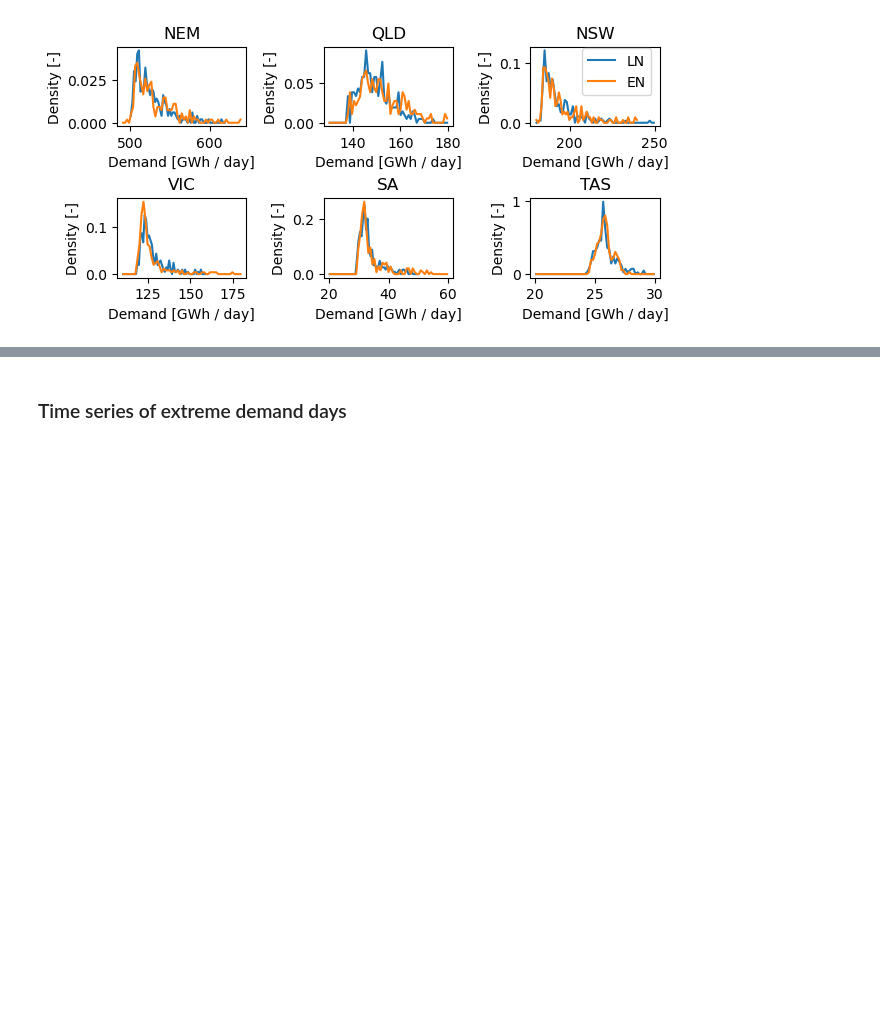
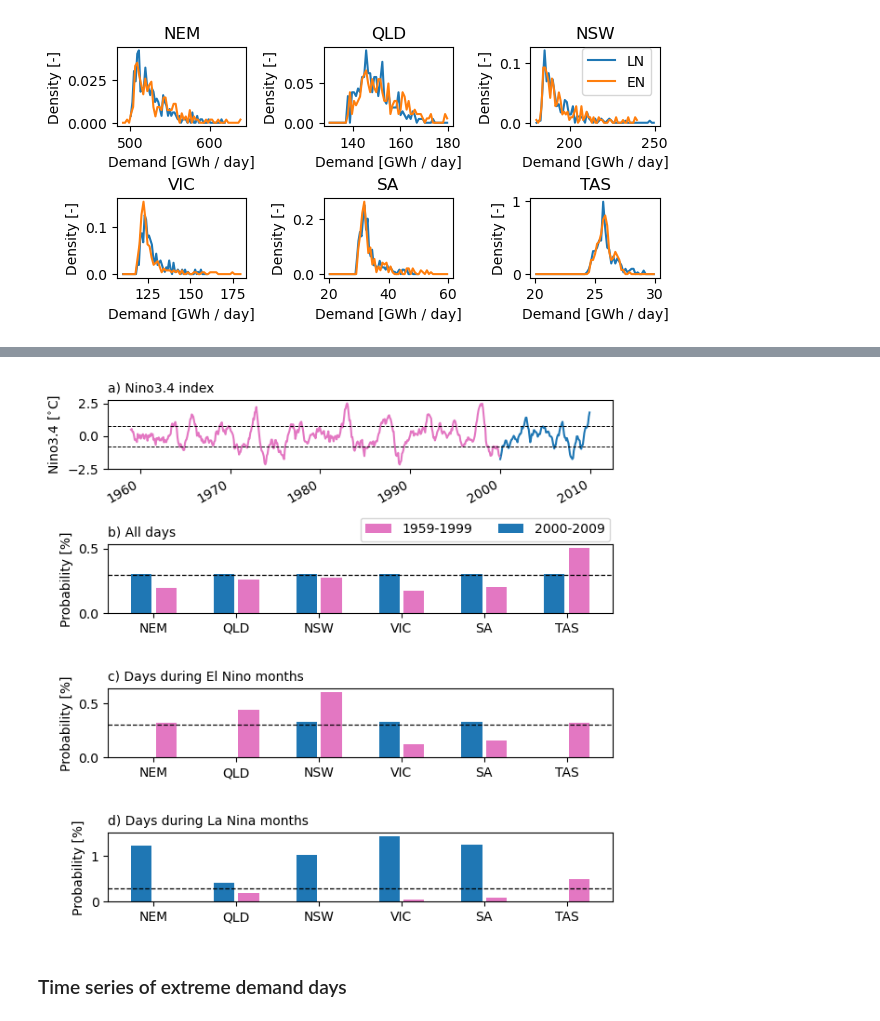
Before and after one commit to dougrichardson/demand_model, a Jupyter notebook: 17_analyse_detrended_NEM_ERA5.ipynb, the cells around one changed output, grey strips where cells are left out. Saved outputs shown, nothing was run; the diff lists cells and outputs as text; code cells hidden in the pictures; blank space fills up the shorter version.

Commit message:
ENSO statistics

```diff
--- a/17_analyse_detrended_NEM_ERA5.ipynb
+++ b/17_analyse_detrended_NEM_ERA5.ipynb
@@ -573,0 +604,2 @@ Coordinates:
+# %%
+p_long = prob(long, q)
@@ -574,3 +659,48 @@ Coordinates:
+# %%
+probs_q997, short_thresh, long_thresh = prob_bar_data()
+# %%
+probs_EN_q997, short_thresh_EN, long_thresh_EN = prob_bar_data(enso_type="EN")
+# %%
+probs_LN_q997, short_thresh_LN, long_thresh_LN = prob_bar_data(enso_type="LN")
+# %%
+fig, ax = plt.subplots(4, 1, figsize=(7,7))
+
+col1 = "tab:pink"
+col2 = "tab:blue"
+
+nino34_monthly.sel(time=slice("2000", "2009")).plot(ax=ax[0], color=col2)
+nino34_monthly.sel(time=slice("1959", "1999")).plot(ax=ax[0], color=col1)
+ax[0].axhline(-0.8, c="k", lw=0.7, ls="--")
+ax[0].axhline(0.8, c="k", lw=0.7, ls="--")
+ax[0].set_yticks([-2.5, 0, 2.5])
+ax[0].set_ylabel(r"Nino3.4 [$^{\circ}$C]")
+ax[0].set_xlabel("")
+ax[0].set_title("a) Nino3.4 index", fontsize=10, loc="left")
+
+x = [0.2, 0.8, 2.2, 2.8, 4.2, 4.8, 6.2, 6.8, 8.2, 8.8, 10.2, 10.8]
+
+ax[1].bar(x[1::2], probs_q997[1::2], color=col1, width=0.5, label="1959-1999")
+ax[1].bar(x[::2], probs_q997[::2], color=col2, width=0.5, label="2000-2009")
+ax[1].set_title("b) All days", fontsize=10, loc="left")
+ax[1].legend(frameon=True, loc=(0.5, 1.05), ncols=2)
+
+ax[2].bar(x[::2], probs_EN_q997[::2], color=col2, width=0.5)
+ax[2].bar(x[1::2], probs_EN_q997[1::2], color=col1, width=0.5)
+ax[2].set_title("c) Days during El Nino months", fontsize=10, loc="left")
+
+ax[3].bar(x[::2], probs_LN_q997[::2], color=col2, width=0.5)
+ax[3].bar(x[1::2], probs_LN_q997[1::2], color=col1, width=0.5)
+ax[3].set_title("d) Days during La Nina months", fontsize=10, loc="left")
+
+for a in ax[1:]:
+    a.set_xticks(np.arange(0.5, 11, 2))
+    a.set_xticklabels(regions)
+    a.axhline(0.3, c="k", ls="--", lw=0.9)
+    a.set_ylabel("Probability [%]")
+
+plt.subplots_adjust(hspace=1.1)
+# %% [output]
+[figure, added]
 # %% [markdown]
 ### Time series of extreme demand days
 # %%
```
Also changed, not shown: parts of 14 cells of this notebook.
